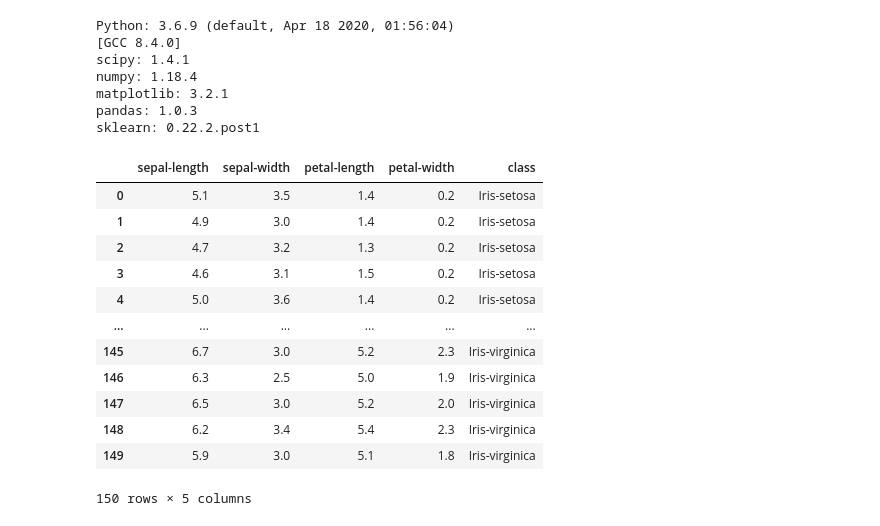
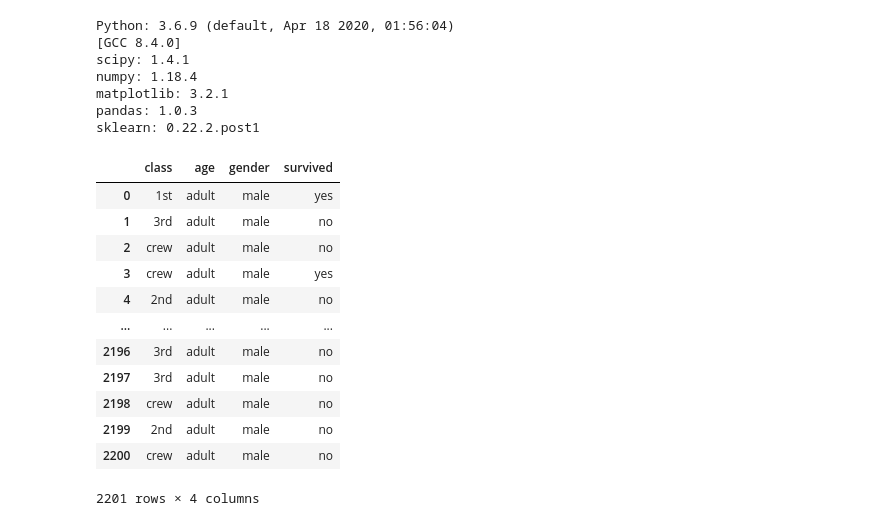
Before and after one commit to Thanh-Hoo/CS114.K21, a Jupyter notebook: Lab6.ipynb, the cells around one changed output. Cells and saved outputs as stored; diff of their text form; code cells hidden in the pictures.

```diff
--- a/Lab6.ipynb
+++ b/Lab6.ipynb
@@ -53,16 +47,0 @@ dataset = read_csv(url, names=names)
-# %%
-dataset
-# %% [output]
-|  | sepal-length | sepal-width | petal-length | petal-width | class |
-| 0 | 5.1 | 3.5 | 1.4 | 0.2 | Iris-setosa |
-| 1 | 4.9 | 3.0 | 1.4 | 0.2 | Iris-setosa |
-| 2 | 4.7 | 3.2 | 1.3 | 0.2 | Iris-setosa |
-| 3 | 4.6 | 3.1 | 1.5 | 0.2 | Iris-setosa |
-| 4 | 5.0 | 3.6 | 1.4 | 0.2 | Iris-setosa |
-| ... | ... | ... | ... | ... | ... |
-| 145 | 6.7 | 3.0 | 5.2 | 2.3 | Iris-virginica |
-| 146 | 6.3 | 2.5 | 5.0 | 1.9 | Iris-virginica |
-| 147 | 6.5 | 3.0 | 5.2 | 2.0 | Iris-virginica |
-| 148 | 6.2 | 3.4 | 5.4 | 2.3 | Iris-virginica |
-| 149 | 5.9 | 3.0 | 5.1 | 1.8 | Iris-virginica |
-150 rows × 5 columns
@@ -68,0 +51,16 @@ dataset
+# %%
+df
+# %% [output]
+|  | class | age | gender | survived |
+| 0 | 1st | adult | male | yes |
+| 1 | 3rd | adult | male | no |
+| 2 | crew | adult | male | no |
+| 3 | crew | adult | male | yes |
+| 4 | 2nd | adult | male | no |
+| ... | ... | ... | ... | ... |
+| 2196 | 3rd | adult | male | no |
+| 2197 | 3rd | adult | male | no |
+| 2198 | crew | adult | male | no |
+| 2199 | 2nd | adult | male | no |
+| 2200 | crew | adult | male | no |
+2201 rows × 4 columns
```
Also changed, not shown: parts of 13 cells of this notebook.
